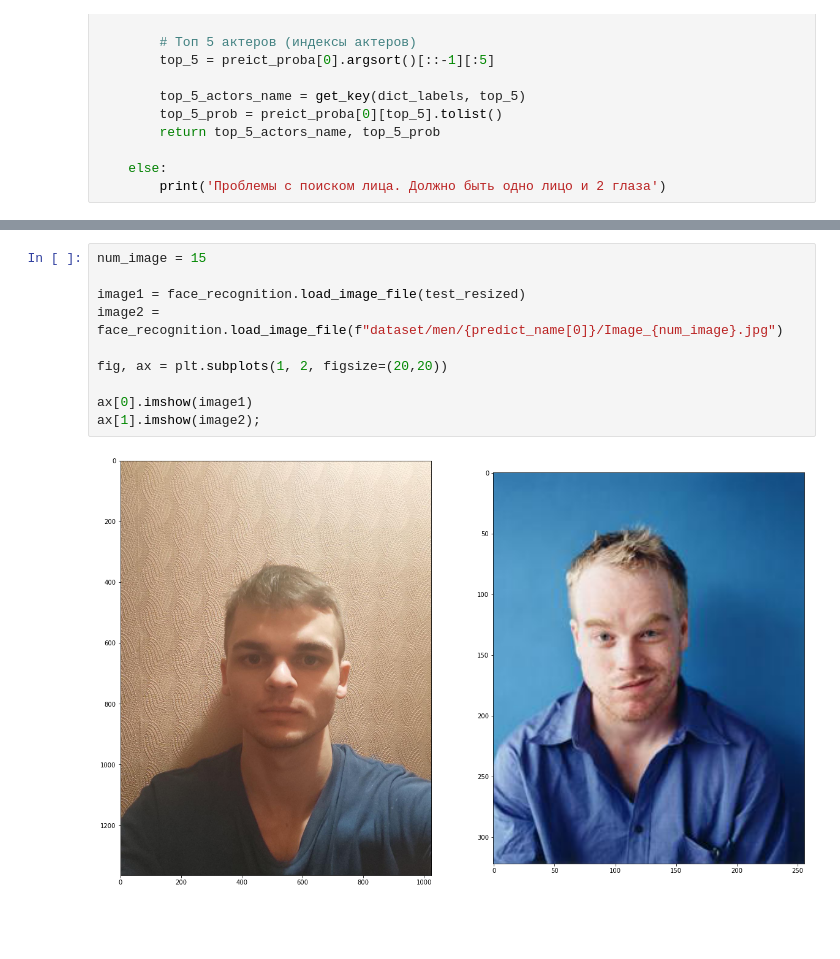
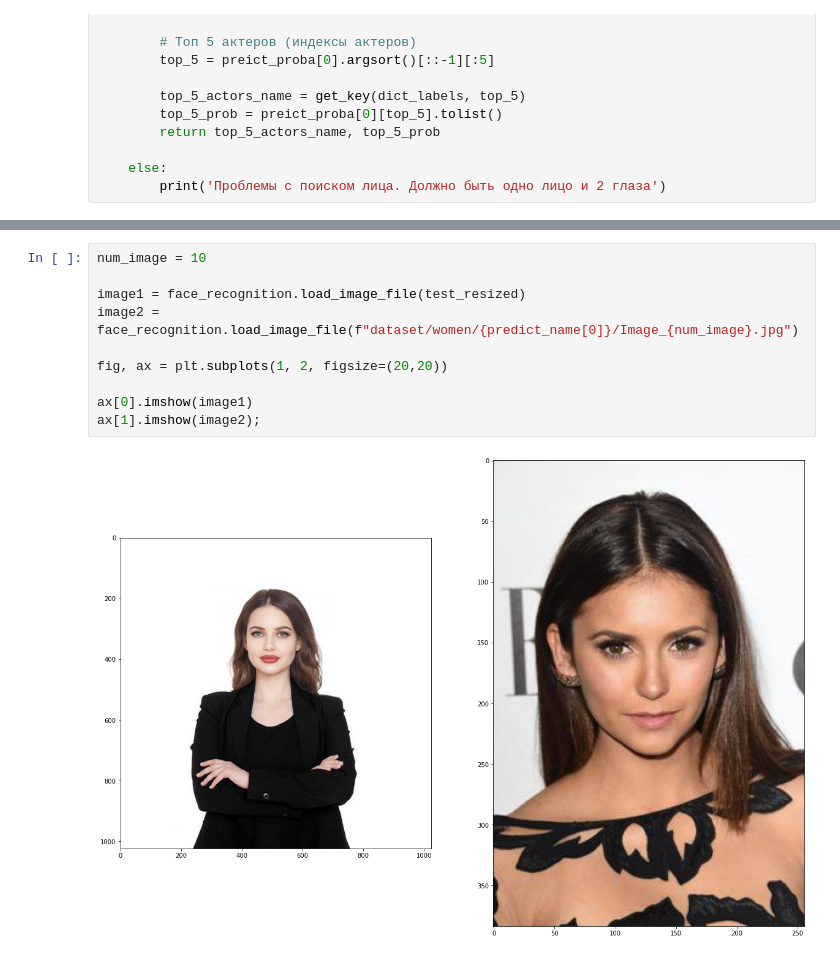
Before and after one commit to BigNotOnlyData/Projects, a Jupyter notebook: Celebrity-classification/Train/Train_all.ipynb, the cells around one changed output, grey strips where cells are left out. Saved outputs shown, nothing was run; the diff lists cells and outputs as text; blank space fills up the shorter version.

```diff
--- a/Celebrity-classification/Train/Train_all.ipynb
+++ b/Celebrity-classification/Train/Train_all.ipynb
@@ -246,13 +246,13 @@ df.sort_values(by='score')[::-1]
 135 rows × 2 columns
 # %%
-num_image = 15
+num_image = 10
 
 image1 = face_recognition.load_image_file(test_resized)
-image2 = face_recognition.load_image_file(f"dataset/men/{predict_name[0]}/Image_{num_image}.jpg")
+image2 = face_recognition.load_image_file(f"dataset/women/{predict_name[0]}/Image_{num_image}.jpg")
 
 fig, ax = plt.subplots(1, 2, figsize=(20,20))
 
 ax[0].imshow(image1)
 ax[1].imshow(image2);
 # %% [output]
-[figure, old version]
+[figure, new version]
```
Also changed, not shown: parts of 7 cells of this notebook.
